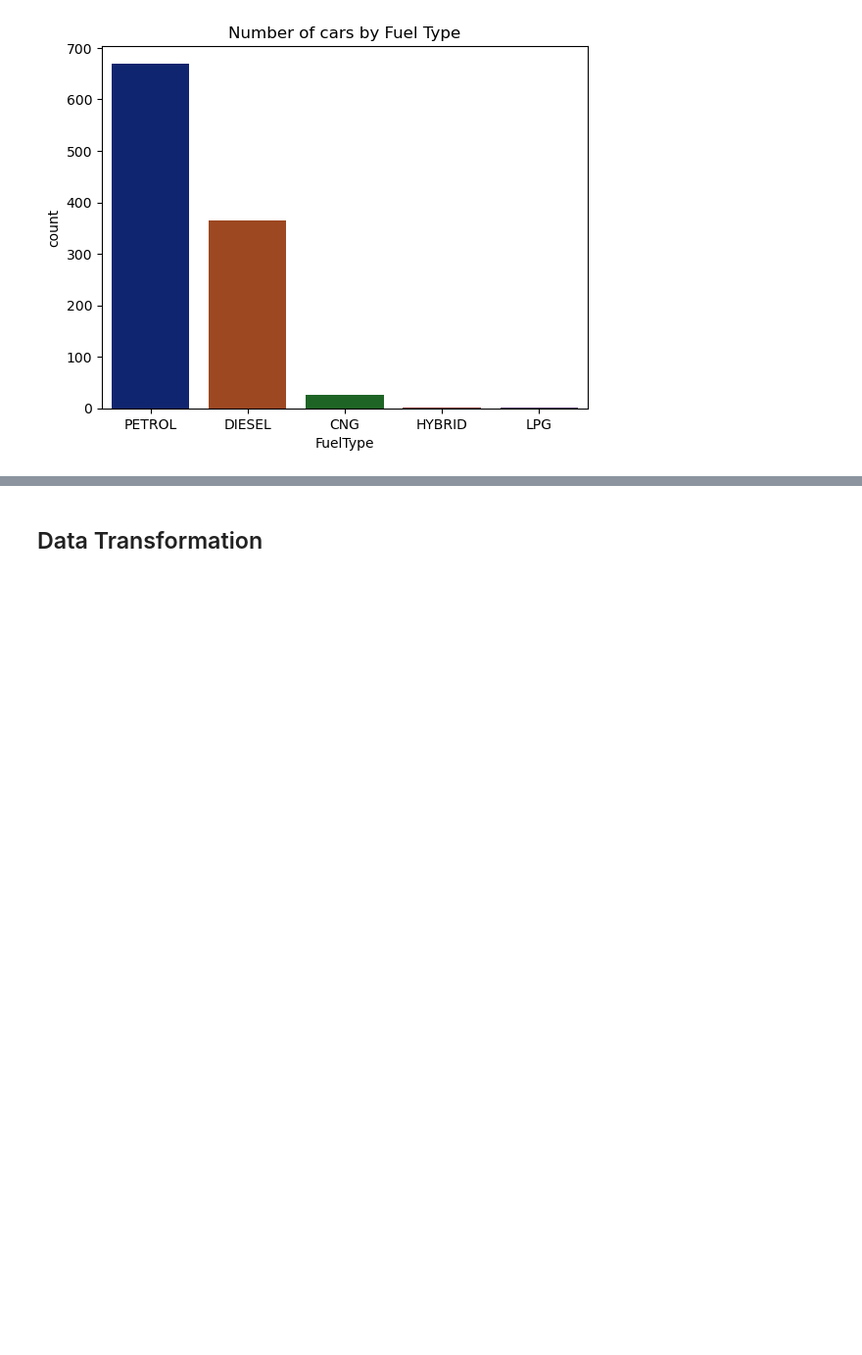
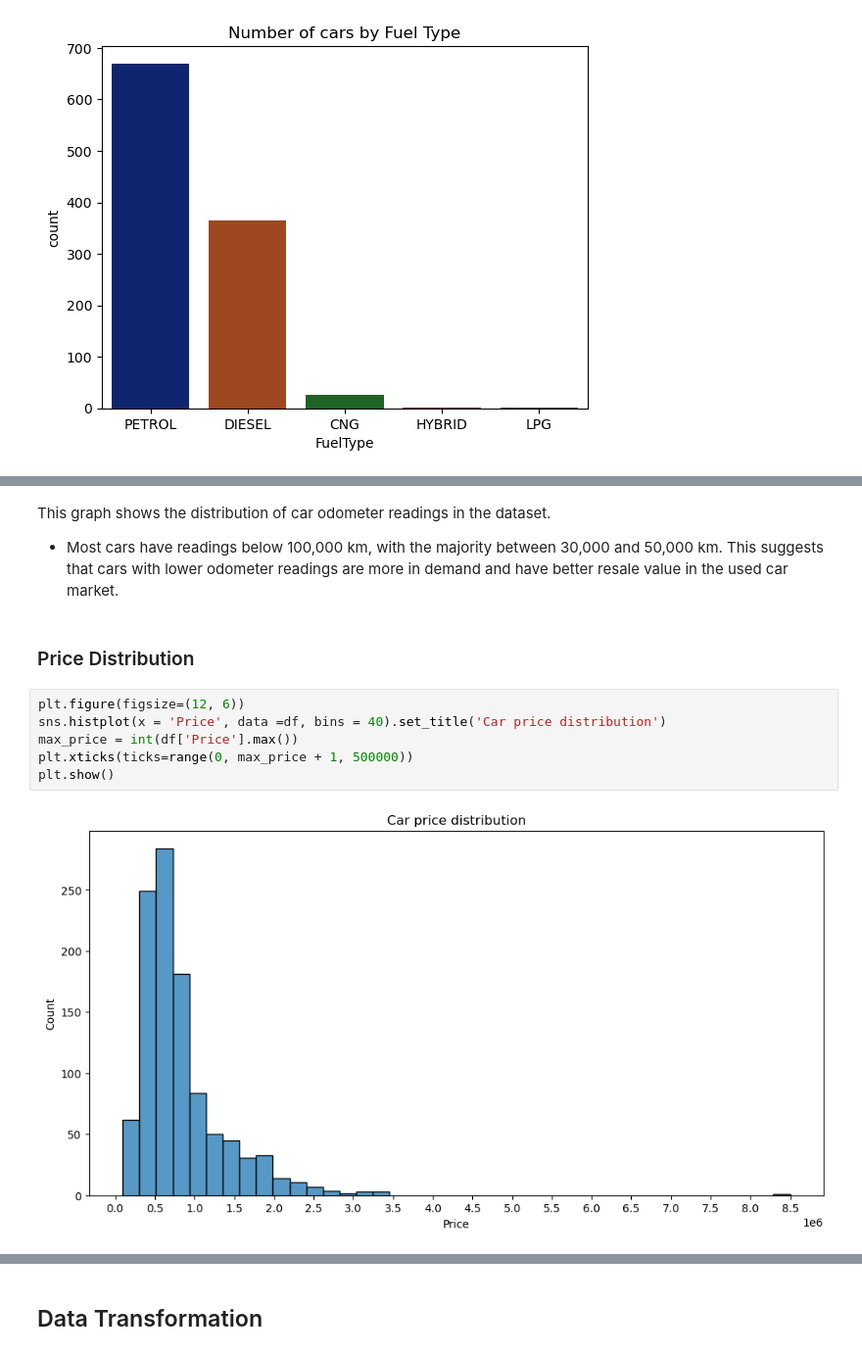
Before and after one commit to shriansh8619/Used-Car-Price-Prediction, a Jupyter notebook: Used_Car_Price_Prediction.ipynb, the cells around one changed output, grey strips where cells are left out. Shown at 98% size. Cells and saved outputs as stored; diff of their text form; blank space fills up the shorter version.

```diff
--- a/Used_Car_Price_Prediction.ipynb
+++ b/Used_Car_Price_Prediction.ipynb
@@ -208,0 +217,13 @@ Text(0.5, 1.0, 'Number of cars by Fuel Type')
+# %% [markdown]
+This graph shows the distribution of car odometer readings in the dataset.
+* Most cars have readings below 100,000 km, with the majority between 30,000 and 50,000 km. This suggests that cars with lower odometer readings are more in demand and have better resale value in the used car market.
+# %% [markdown]
+### Price Distribution
+# %%
+plt.figure(figsize=(12, 6))
+sns.histplot(x = 'Price', data =df, bins = 40).set_title('Car price distribution')
+max_price = int(df['Price'].max())
+plt.xticks(ticks=range(0, max_price + 1, 500000))
+plt.show()
+# %% [output]
+[figure, added]
```
Also changed, not shown: parts of 32 cells of this notebook.
